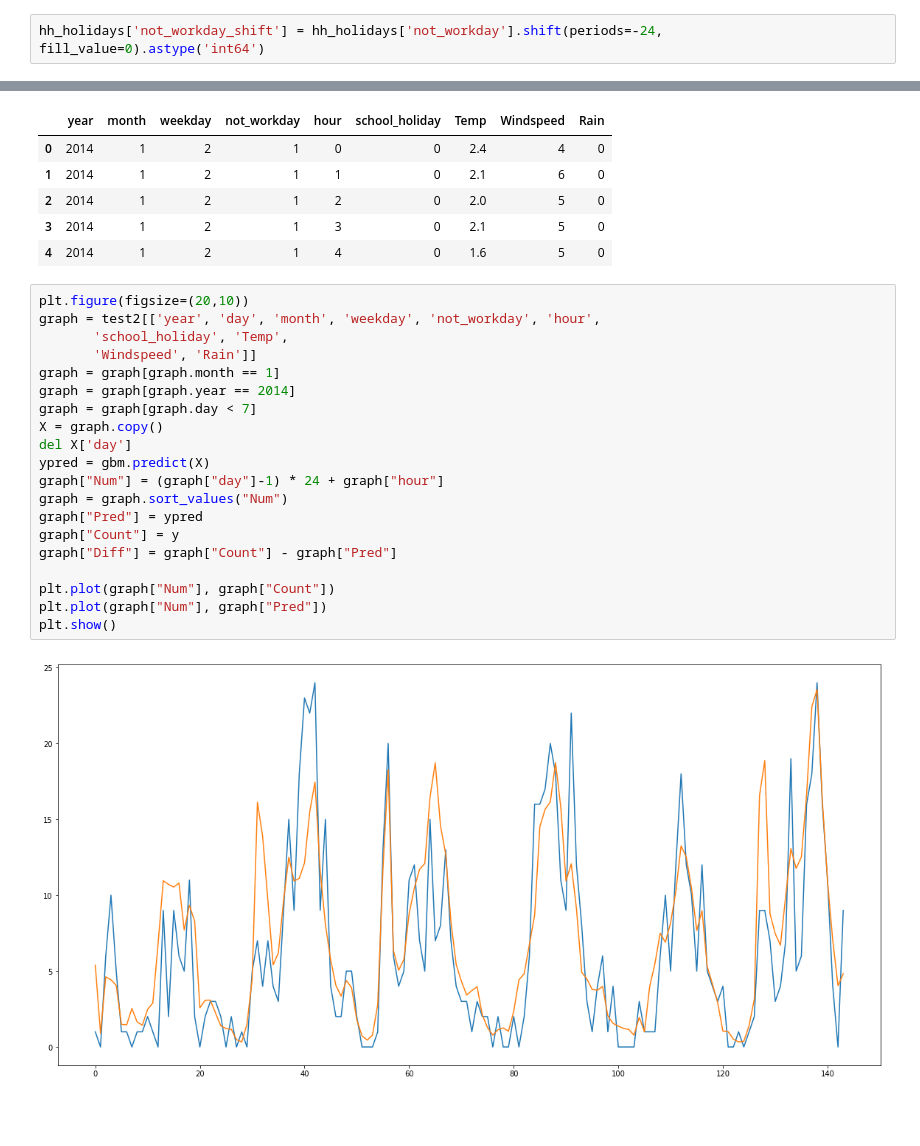
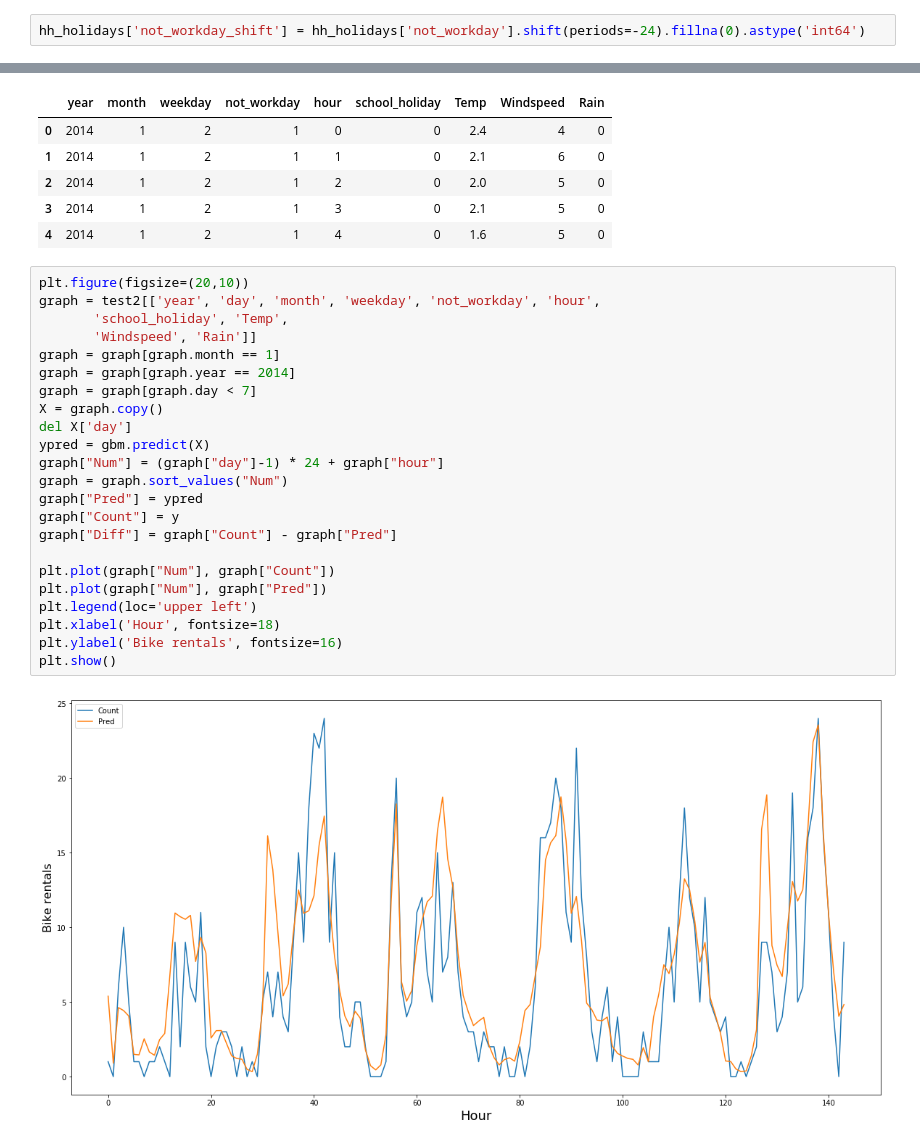
Before and after one commit to ericawesome/DB_prediction_and_visualization_call_a_bike, a Jupyter notebook: Bike_demand_prediction.ipynb, the cells around one changed output, grey strips where cells are left out. Cells and saved outputs as stored; diff of their text form; blank space fills up the shorter version.

Commit message:
Improved graphs Cleaned up code

```diff
--- a/Bike_demand_prediction.ipynb
+++ b/Bike_demand_prediction.ipynb
@@ -250,4 +244,4 @@ hh_holidays.groupby(['not_workday']).count()
 | 0 | 15424 | 15424 | 15424 | 15424 | 15424 | 15424 | 15424 | 15424 |
 | 1 | 3051 | 3051 | 3051 | 3051 | 3051 | 3051 | 3051 | 3051 |
 # %%
-hh_holidays['not_workday_shift'] = hh_holidays['not_workday'].shift(periods=-24, fill_value=0).astype('int64')
+hh_holidays['not_workday_shift'] = hh_holidays['not_workday'].shift(periods=-24).fillna(0).astype('int64')
@@ -755,22 +459,25 @@ graph.head()
 # %%
 plt.figure(figsize=(20,10))
 graph = test2[['year', 'day', 'month', 'weekday', 'not_workday', 'hour',
        'school_holiday', 'Temp',
        'Windspeed', 'Rain']]
 graph = graph[graph.month == 1]
 graph = graph[graph.year == 2014]
 graph = graph[graph.day < 7]
 X = graph.copy()
 del X['day']
 ypred = gbm.predict(X)
 graph["Num"] = (graph["day"]-1) * 24 + graph["hour"]
 graph = graph.sort_values("Num")
 graph["Pred"] = ypred
 graph["Count"] = y
 graph["Diff"] = graph["Count"] - graph["Pred"]
 
 plt.plot(graph["Num"], graph["Count"])
 plt.plot(graph["Num"], graph["Pred"])
+plt.legend(loc='upper left')
+plt.xlabel('Hour', fontsize=18)
+plt.ylabel('Bike rentals', fontsize=16)
 plt.show()
 # %% [output]
-[figure, old version]
+[figure, new version]
```
Also changed, not shown: parts of 19 cells of this notebook.
